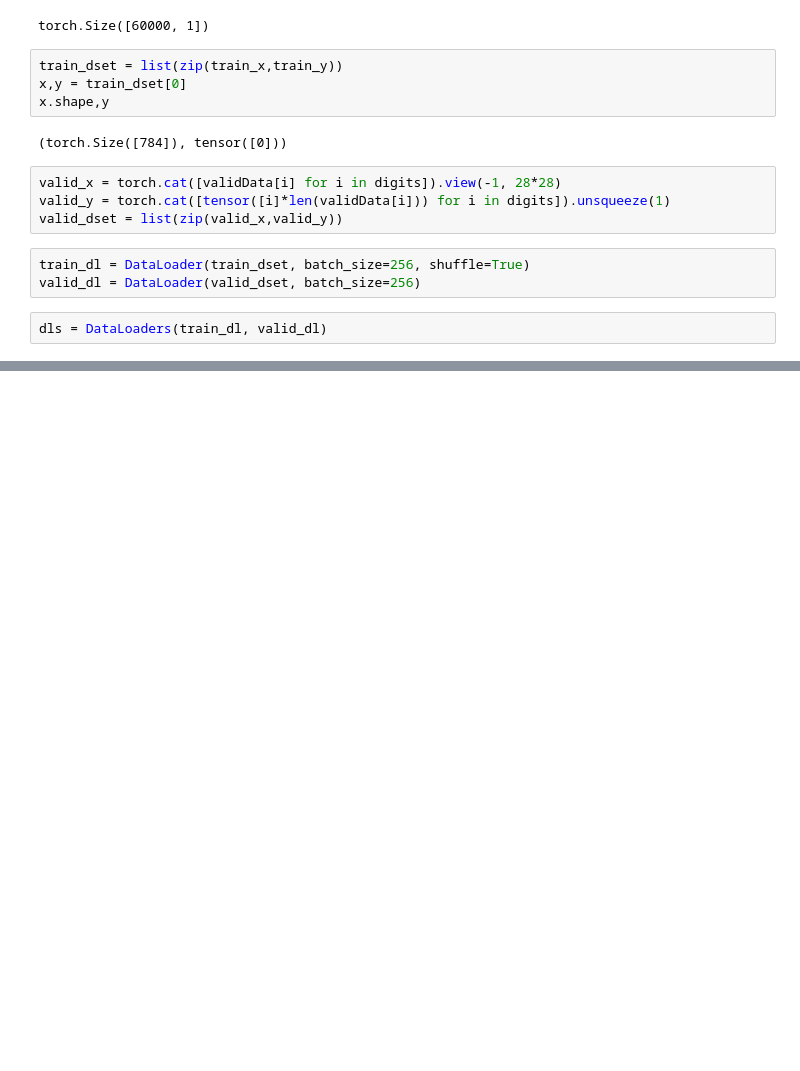
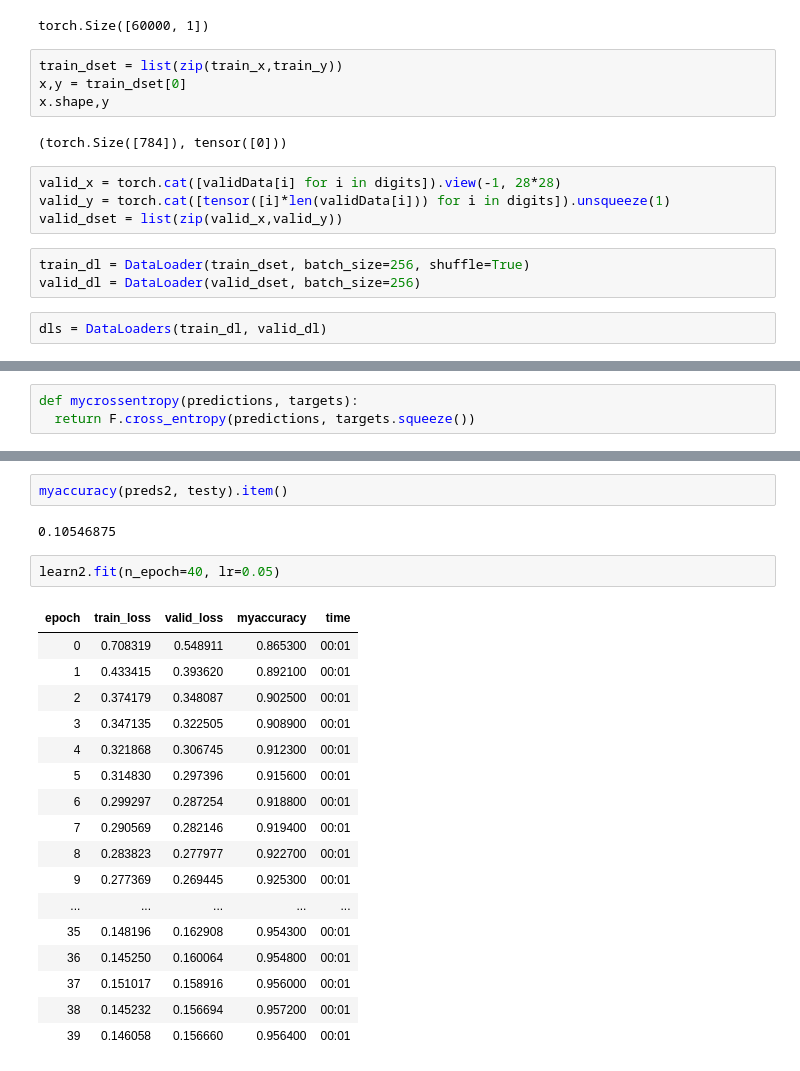
Before and after one commit to dipasreepoddar/fastbook, a Jupyter notebook: exercises/full_mnist_further_research.ipynb, the cells around one changed output, grey strips where cells are left out. Cells and saved outputs as stored; diff of their text form; blank space fills up the shorter version.

```diff
--- a/exercises/full_mnist_further_research.ipynb
+++ b/exercises/full_mnist_further_research.ipynb
@@ -189,0 +191,3 @@ dls = DataLoaders(train_dl, valid_dl)
+# %%
+def mycrossentropy(predictions, targets):
+  return F.cross_entropy(predictions, targets.squeeze())
@@ -189,0 +254,24 @@ dls = DataLoaders(train_dl, valid_dl)
+# %%
+myaccuracy(preds2, testy).item()
+# %% [output]
+0.10546875
+# %%
+learn2.fit(n_epoch=40, lr=0.05)
+# %% [output]
+| epoch | train_loss | valid_loss | myaccuracy | time |
+| 0 | 0.708319 | 0.548911 | 0.865300 | 00:01 |
+| 1 | 0.433415 | 0.393620 | 0.892100 | 00:01 |
+| 2 | 0.374179 | 0.348087 | 0.902500 | 00:01 |
+| 3 | 0.347135 | 0.322505 | 0.908900 | 00:01 |
+| 4 | 0.321868 | 0.306745 | 0.912300 | 00:01 |
+| 5 | 0.314830 | 0.297396 | 0.915600 | 00:01 |
+| 6 | 0.299297 | 0.287254 | 0.918800 | 00:01 |
+| 7 | 0.290569 | 0.282146 | 0.919400 | 00:01 |
+| 8 | 0.283823 | 0.277977 | 0.922700 | 00:01 |
+| 9 | 0.277369 | 0.269445 | 0.925300 | 00:01 |
+| ... | ... | ... | ... | ... |
+| 35 | 0.148196 | 0.162908 | 0.954300 | 00:01 |
+| 36 | 0.145250 | 0.160064 | 0.954800 | 00:01 |
+| 37 | 0.151017 | 0.158916 | 0.956000 | 00:01 |
+| 38 | 0.145232 | 0.156694 | 0.957200 | 00:01 |
+| 39 | 0.146058 | 0.156660 | 0.956400 | 00:01 |
```
Also changed, not shown: parts of 13 cells of this notebook.
